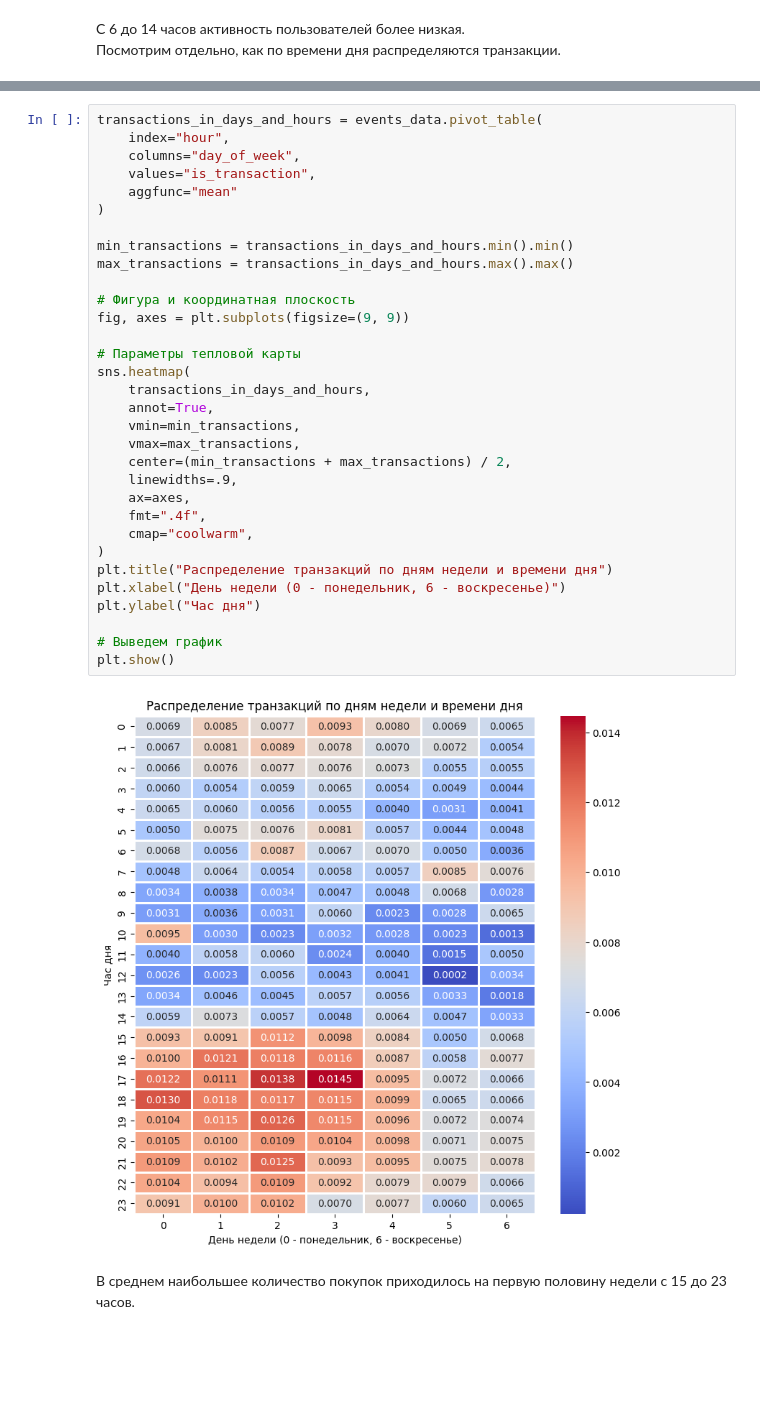
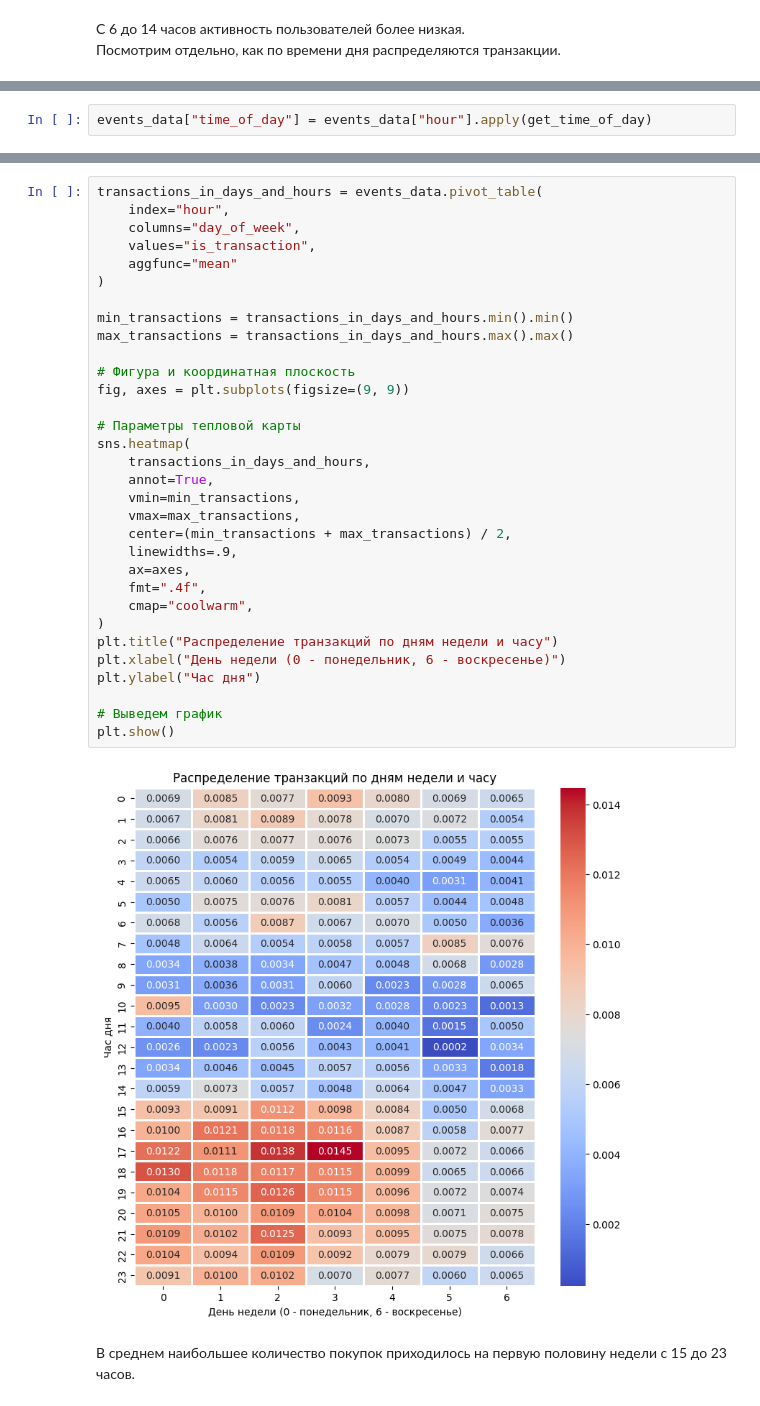
Before and after one commit to experiment0/product_recommendation_system, a Jupyter notebook: rec_sys/model_preparation/02_eda.ipynb, the cells around one changed output, grey strips where cells are left out. Drawn from its saved outputs; the diff is of its cells as text; blank space fills up the shorter version.

```diff
--- a/rec_sys/model_preparation/02_eda.ipynb
+++ b/rec_sys/model_preparation/02_eda.ipynb
@@ -576,0 +587,2 @@ show_countplot(
+# %%
+events_data["time_of_day"] = events_data["hour"].apply(get_time_of_day)
@@ -581,34 +609,34 @@ transactions_in_days_and_hours = events_data.pivot_table(
     index="hour",
     columns="day_of_week",
     values="is_transaction",
     aggfunc="mean"
 )
 
 min_transactions = transactions_in_days_and_hours.min().min()
 max_transactions = transactions_in_days_and_hours.max().max()
 
 # Фигура и координатная плоскость
 fig, axes = plt.subplots(figsize=(9, 9))
 
 # Параметры тепловой карты
 sns.heatmap(
     transactions_in_days_and_hours,
     annot=True,
     vmin=min_transactions,
     vmax=max_transactions,
     center=(min_transactions + max_transactions) / 2,
     linewidths=.9,
     ax=axes,
     fmt=".4f",
     cmap="coolwarm",
 )
-plt.title("Распределение транзакций по дням недели и времени дня")
+plt.title("Распределение транзакций по дням недели и часу")
 plt.xlabel("День недели (0 - понедельник, 6 - воскресенье)")
 plt.ylabel("Час дня")
 
 # Выведем график
 plt.show()
 # %% [output]
-[figure, old version]
+[figure, new version]
 # %% [markdown]
 В среднем наибольшее количество покупок приходилось на первую половину недели с 15 до 23 часов.
```
Also changed, not shown: parts of 188 cells of this notebook, 10 other files.
